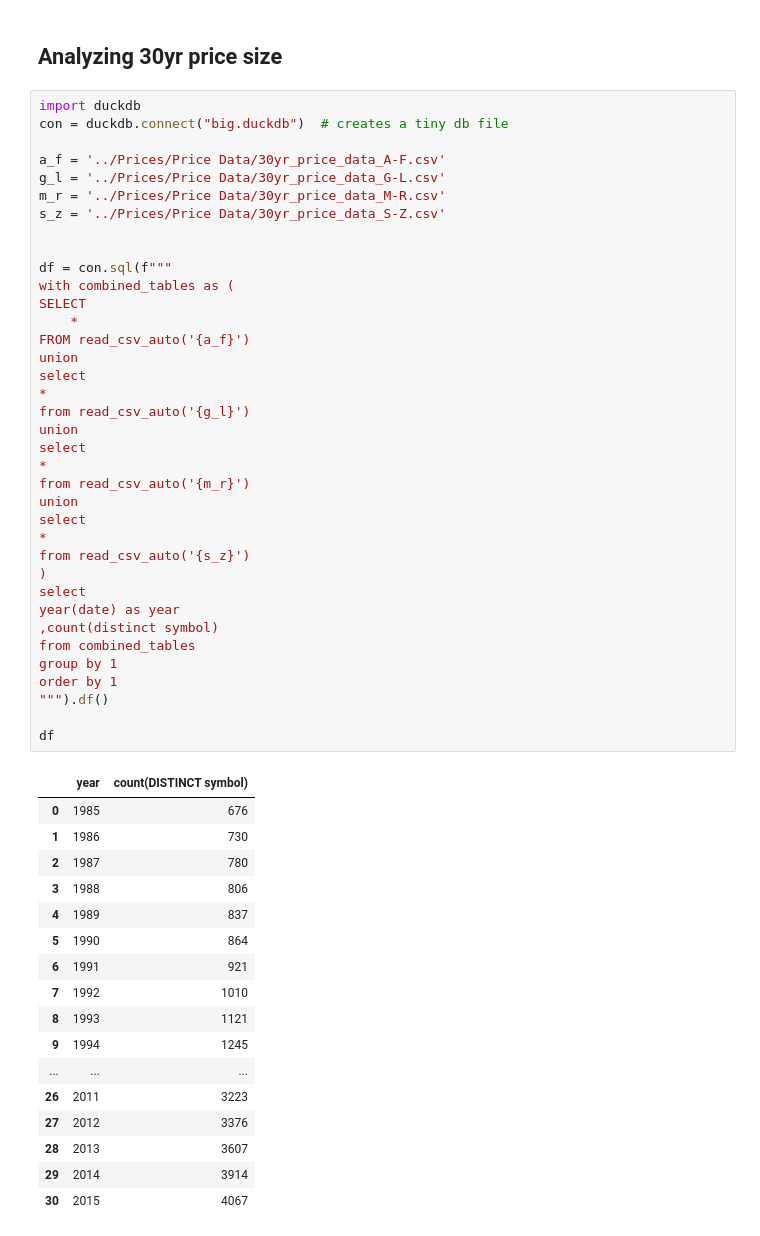
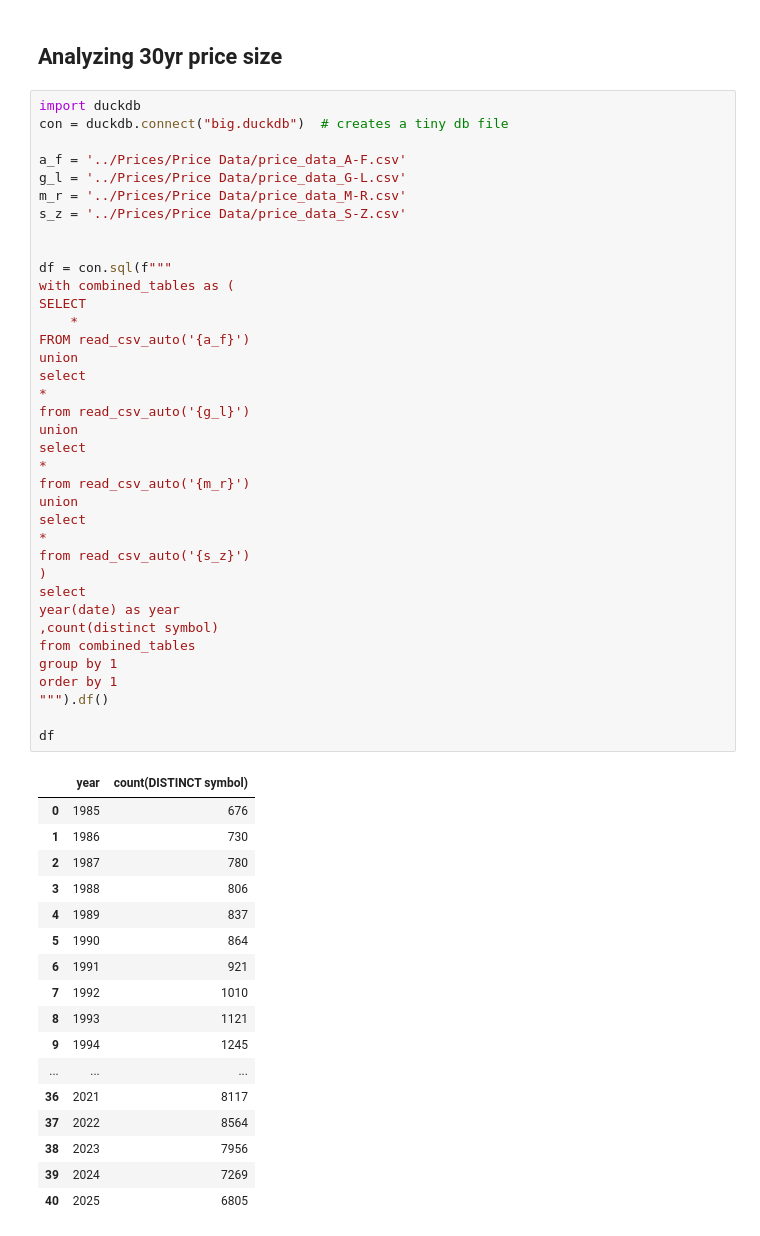
Before and after one commit to sfaizi24/FinancialModelingPrep-Dataset, a Jupyter notebook: Analysis/Data Analysis.ipynb, the cells around one changed output. Saved outputs shown, nothing was run; the diff lists cells and outputs as text.

```diff
--- a/Analysis/Data Analysis.ipynb
+++ b/Analysis/Data Analysis.ipynb
@@ -189,10 +189,10 @@ df_prices
 import duckdb
 con = duckdb.connect("big.duckdb")  # creates a tiny db file
 
-a_f = '../Prices/Price Data/30yr_price_data_A-F.csv'
-g_l = '../Prices/Price Data/30yr_price_data_G-L.csv'
-m_r = '../Prices/Price Data/30yr_price_data_M-R.csv'
-s_z = '../Prices/Price Data/30yr_price_data_S-Z.csv'
+a_f = '../Prices/Price Data/price_data_A-F.csv'
+g_l = '../Prices/Price Data/price_data_G-L.csv'
+m_r = '../Prices/Price Data/price_data_M-R.csv'
+s_z = '../Prices/Price Data/price_data_S-Z.csv'
 
 
 df = con.sql(f"""
@@ -208,35 +208,35 @@ union
 select
 *
 from read_csv_auto('{m_r}')
 union
 select
 *
 from read_csv_auto('{s_z}')
 )
 select
 year(date) as year
 ,count(distinct symbol)
 from combined_tables
 group by 1
 order by 1
 """).df()
 
 df
 # %% [output]
 |  | year | count(DISTINCT symbol) |
 | 0 | 1985 | 676 |
 | 1 | 1986 | 730 |
 | 2 | 1987 | 780 |
 | 3 | 1988 | 806 |
 | 4 | 1989 | 837 |
 | 5 | 1990 | 864 |
 | 6 | 1991 | 921 |
 | 7 | 1992 | 1010 |
 | 8 | 1993 | 1121 |
 | 9 | 1994 | 1245 |
 | ... | ... | ... |
-| 26 | 2011 | 3223 |
-| 27 | 2012 | 3376 |
-| 28 | 2013 | 3607 |
-| 29 | 2014 | 3914 |
-| 30 | 2015 | 4067 |
+| 36 | 2021 | 8117 |
+| 37 | 2022 | 8564 |
+| 38 | 2023 | 7956 |
+| 39 | 2024 | 7269 |
+| 40 | 2025 | 6805 |
```
Also changed, not shown: parts of 2 cells of this notebook, 3 other files.
